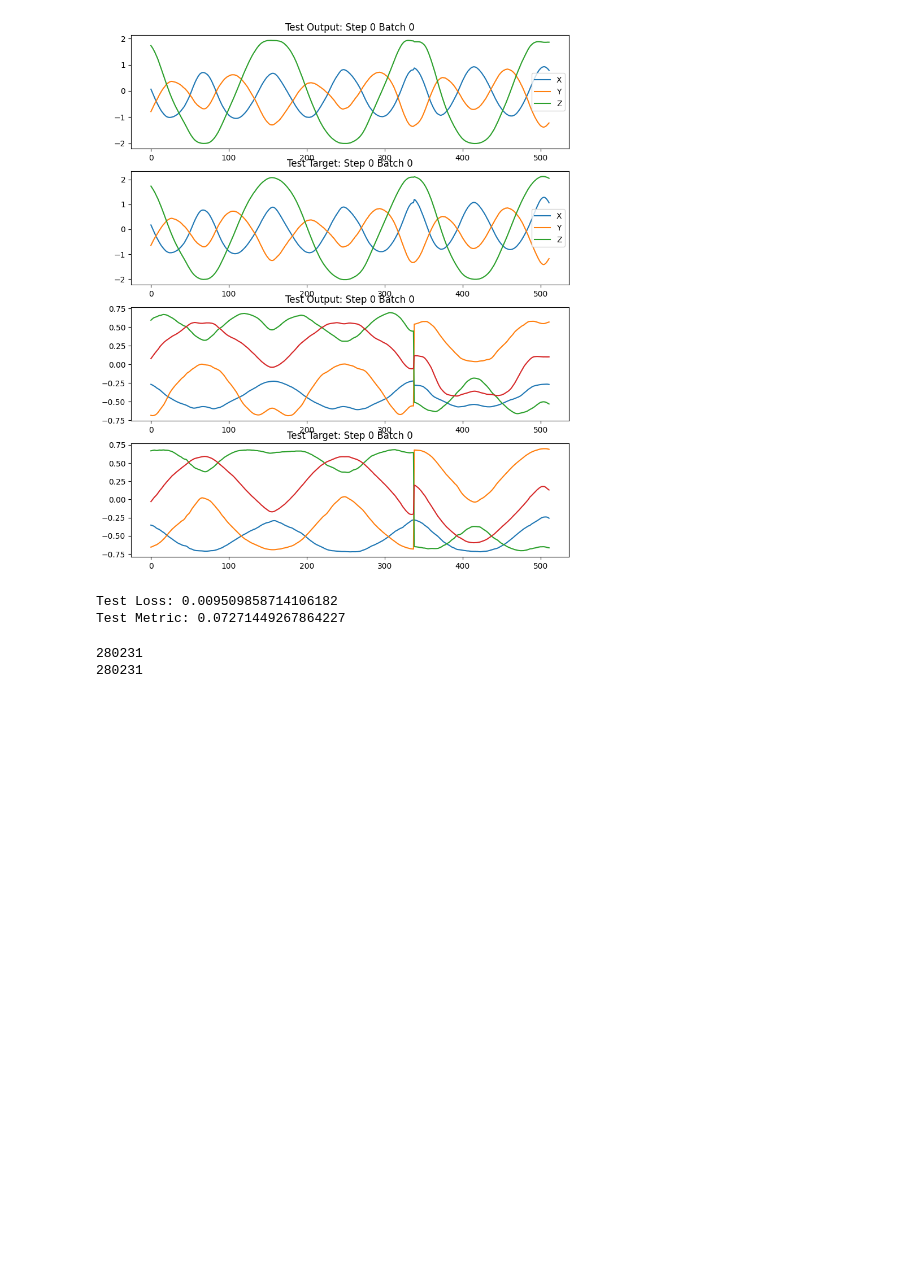
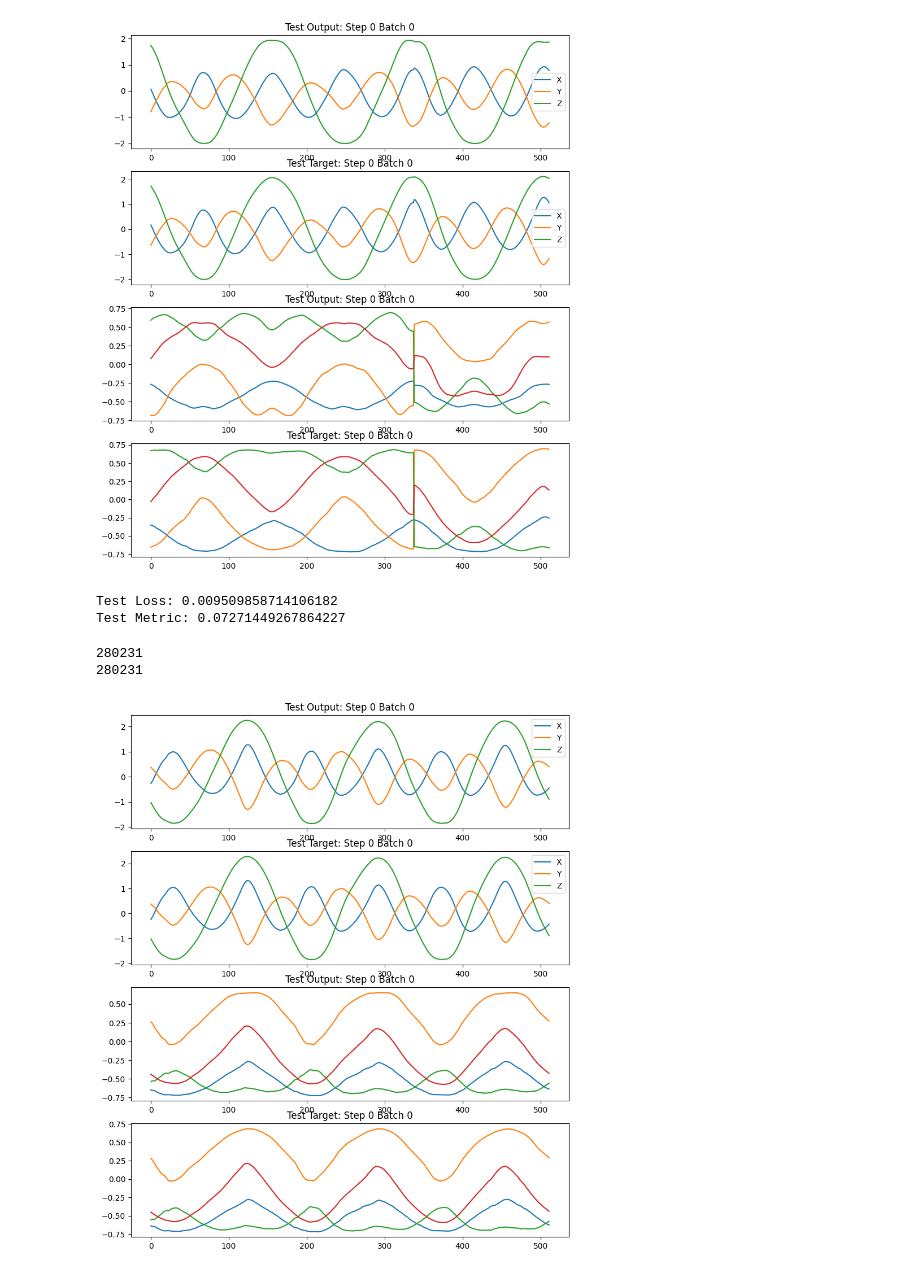
Before and after one commit to trevor-yu-087/syde770-project, a Jupyter notebook: 008 - transformer augmentations.ipynb, the cells around one changed output. Saved outputs shown, nothing was run; the diff lists cells and outputs as text; code cells hidden in the pictures; blank space fills up the shorter version.

Commit message:
got transformer script running

```diff
--- a/008 - transformer augmentations.ipynb
+++ b/008 - transformer augmentations.ipynb
@@ -885,3 +885,52 @@ print(pytorch_trainable_params)
 # %% [output]
 280231
 280231
+# %%
+from utils.utils import test_Transformer
+from model.Transformer import TransformerModel
+
+# Get .csv files
+train_files, val_files, test_files = get_file_lists(
+    val_sub_list=['05', 10, 15, 20, 25, 30],
+    test_sub_list=[10], #
+)
+
+# Get dataloaders
+train_dataset = SmartwatchDataset(train_files)
+train_loader = torch.utils.data.DataLoader(train_dataset, batch_size=hp.TRANSFORMER_BATCH_SIZE, collate_fn=SmartwatchAugmentTransformer(num_heads=hp.NUM_HEADS), drop_last=True, shuffle=True)
+
+val_dataset = SmartwatchDataset(val_files)
+val_loader = torch.utils.data.DataLoader(val_dataset, batch_size=hp.TRANSFORMER_BATCH_SIZE, collate_fn=SmartwatchAugmentTransformer(num_heads=hp.NUM_HEADS), drop_last=True, shuffle=True)
+
+test_dataset = SmartwatchDataset(test_files)
+test_loader = torch.utils.data.DataLoader(test_dataset, batch_size=hp.TRANSFORMER_BATCH_SIZE, collate_fn=SmartwatchAugmentTransformer(num_heads=hp.NUM_HEADS), drop_last=True, shuffle=False)
+
+# Initialize transformer
+transformer_model = TransformerModel(
+    input_size=9,
+    dropout=0.1,
+    n_heads=hp.NUM_HEADS,
+    num_encoder_layers=1,
+    num_decoder_layers=1
+).to(hp.DEVICE)
+
+
+# Initialize loss functions
+loss_fn = nn.MSELoss()
+metric_loss_fn = nn.L1Loss()
+
+# Initialize optimizers
+transformer_optimizer = optim.Adam(transformer_model.parameters(), lr=hp.TRANSFORMER_LEARNING_RATE)
+
+BEST_PATH = "/root/tia/syde770-project/outputs/15-04-2023_045702"
+
+test_Transformer(
+    test_loader,
+    transformer_model,
+    loss_fn,
+    metric_loss_fn,
+    BEST_PATH,
+    hp.DEVICE,
+)
+# %% [output]
+[figure, added]
```
Also changed, not shown: parts of 2 cells of this notebook, 5 other files.
